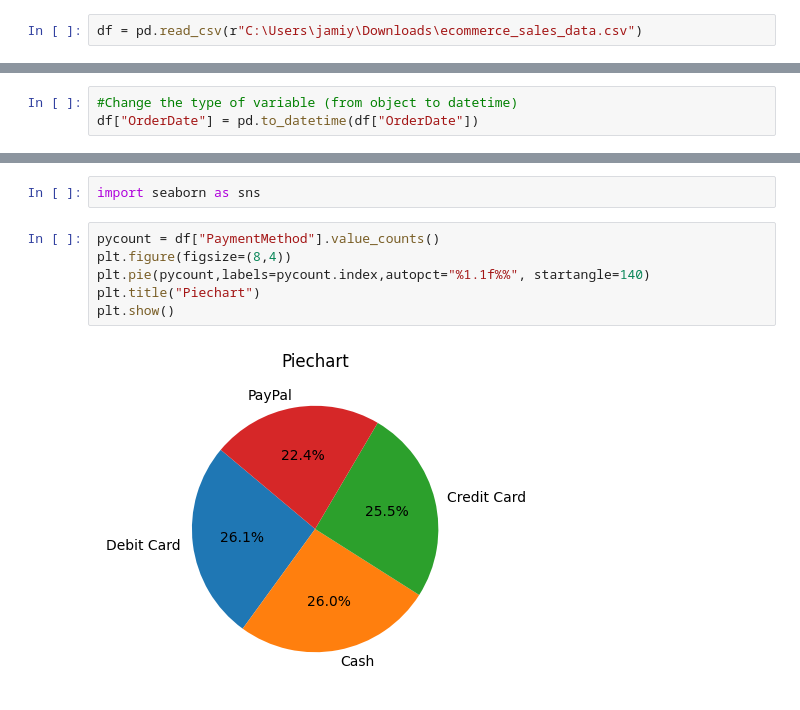
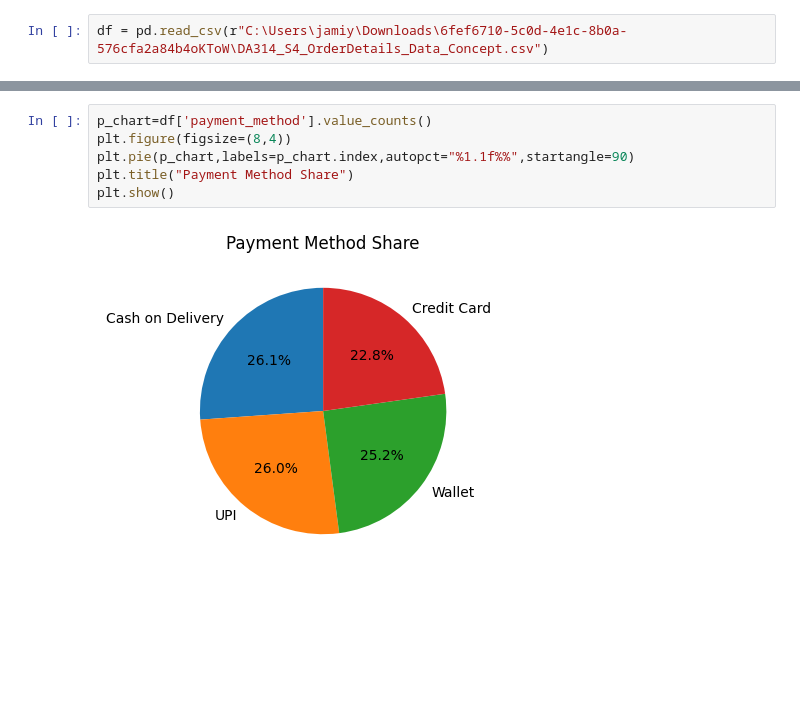
Before and after one commit to jamiya-begam-k-17/edalearning, a Jupyter notebook: basicsEDA/day4.ipynb, the cells around one changed output, grey strips where cells are left out. Cells and saved outputs as stored; diff of their text form; blank space fills up the shorter version.

Commit message:
graphs

```diff
--- a/basicsEDA/day4.ipynb
+++ b/basicsEDA/day4.ipynb
@@ -5,2 +6,2 @@ import matplotlib.pyplot as plt
 # %%
-df = pd.read_csv(r"C:\Users\jamiy\Downloads\ecommerce_sales_data.csv")
+df = pd.read_csv(r"C:\Users\jamiy\Downloads\6fef6710-5c0d-4e1c-8b0a-576cfa2a84b4oKToW\DA314_S4_OrderDetails_Data_Concept.csv")
@@ -39,3 +7,0 @@ df.describe()
-# %%
-#Change the type of variable (from object to datetime)
-df["OrderDate"] = pd.to_datetime(df["OrderDate"])
@@ -143,10 +8,8 @@ plt.show()
-# %%
-import seaborn as sns
 # %%
-pycount = df["PaymentMethod"].value_counts()
+p_chart=df['payment_method'].value_counts()
 plt.figure(figsize=(8,4))
-plt.pie(pycount,labels=pycount.index,autopct="%1.1f%%", startangle=140)
-plt.title("Piechart")
+plt.pie(p_chart,labels=p_chart.index,autopct="%1.1f%%",startangle=90)
+plt.title("Payment Method Share")
 plt.show()
 # %% [output]
-[figure, old version]
+[figure, new version]
```
Also changed, not shown: parts of 11 cells of this notebook, 19 other files.
